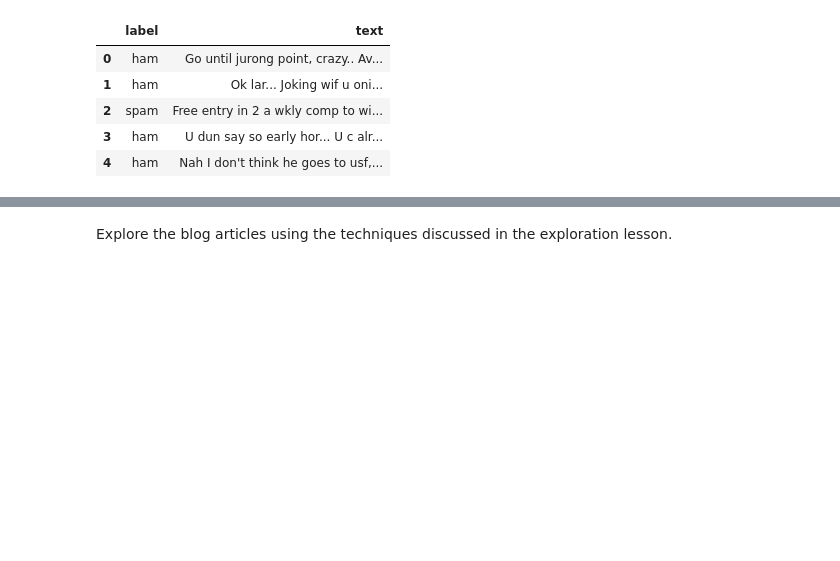
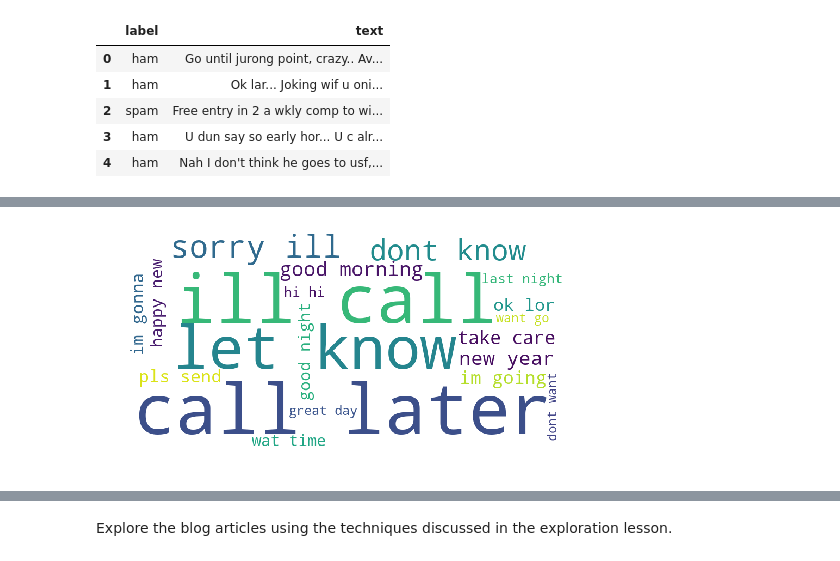
Before and after one commit to misty-garcia/ds-methodologies-exercises, a Jupyter notebook: nlp/explore.ipynb, the cells around one changed output, grey strips where cells are left out. Cells and saved outputs as stored; diff of their text form; code cells hidden in the pictures; blank space fills up the shorter version.

```diff
--- a/nlp/explore.ipynb
+++ b/nlp/explore.ipynb
@@ -51,0 +89,3 @@ TypeError: normalize() argument 2 must be str, not Series
+# %%
+ham_bigram = pd.Series(nltk.ngrams(ham_words, 2)).value_counts().head(20)
+ham_bigram
@@ -51,0 +110,9 @@ TypeError: normalize() argument 2 must be str, not Series
+# %%
+data = {k[0] + ' ' + k[1]: v for k, v in ham_bigram.to_dict().items()}
+img = WordCloud(background_color='white', width=800, height=400).generate_from_frequencies(data)
+plt.figure(figsize=(8, 4))
+plt.imshow(img)
+plt.axis('off')
+plt.show()
+# %% [output]
+[figure, added]
```
Also changed, not shown: parts of 14 cells of this notebook.
